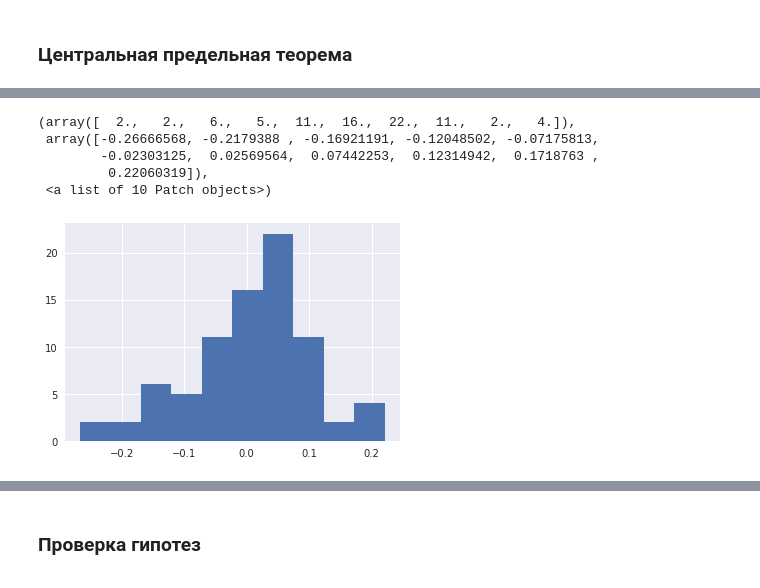
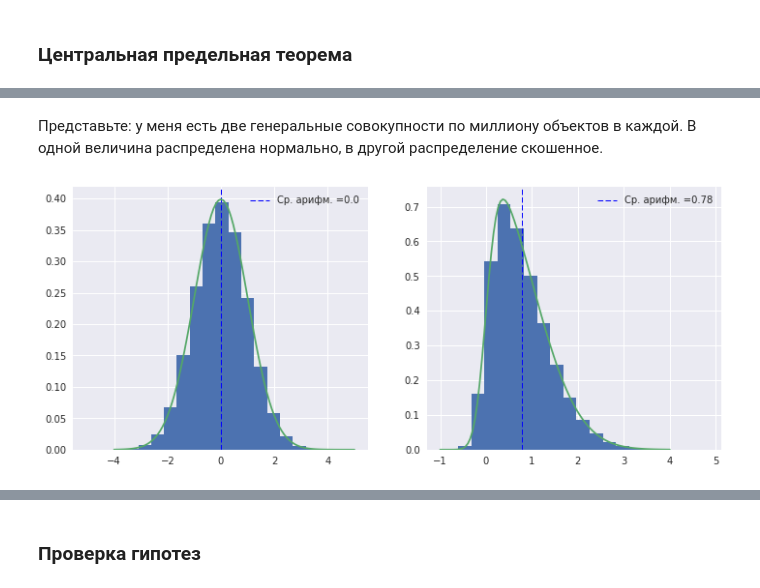
Before and after one commit to mishaberegov/statistics, a Jupyter notebook: Статистика_для_нубов.ipynb, the cells around one changed output, grey strips where cells are left out. Saved outputs shown, nothing was run; the diff lists cells and outputs as text; code cells hidden in the pictures.

```diff
--- a/Статистика_для_нубов.ipynb
+++ b/Статистика_для_нубов.ipynb
@@ -447,20 +446,3 @@ plt.show()
 Описательная статистика перечисленными параметрами не ограничивается, но это необходимые основы, и теперь вы их знаете.
 # %% [markdown]
 ### Центральная предельная теорема
-# %%
-norm_rv = stats.norm(loc=0, scale = 1) #Вот у меня нормально распределенная величина
-sample_norm = norm_rv.rvs(size=10000)#Вот я 1000 раз вытащил ее, получилась выборка
-chi_rv = stats.chi2(5)#А вот величина с распределением хи-квадрат с 2 степенями свободы
-sample_chi = chi_rv.rvs(size=10000)#Делаем выборку с 1000 единиц наблюдения
-fig = plt.figure(figsize=(12, 5))
-ax = fig.add_subplot(121)
-x = np.linspace(-4,5,100)
-pdf = norm_rv.pdf(x)
-plt.hist(sample_norm, normed=True, bins = 20)
-plt.plot(x, pdf)
-ax = fig.add_subplot(122)
-y = np.linspace(0,25,100)
-pdf = chi_rv.pdf(y)
-plt.hist(sample_chi, normed=True, bins = 20)
-plt.plot(y, pdf)
-plt.show()
@@ -482,9 +448,0 @@ plt.show()
-# %%
-plt.hist(mean_list)
-# %% [output]
-(array([  2.,   2.,   6.,   5.,  11.,  16.,  22.,  11.,   2.,   4.]),
- array([-0.26666568, -0.2179388 , -0.16921191, -0.12048502, -0.07175813,
-        -0.02303125,  0.02569564,  0.07442253,  0.12314942,  0.1718763 ,
-         0.22060319]),
- <a list of 10 Patch objects>)
-[figure, removed]
@@ -493,0 +449,26 @@ mean_list_chi = [np.mean(np.random.choice(sample_chi, 30)) for i in range(100000
+# %% [markdown]
+Представьте: у меня есть две генеральные совокупности по миллиону объектов в каждой. В одной величина распределена нормально, в другой распределение скошенное.
+# %%
+norm = norm_rv.rvs(size=1000000)
+skewed = stats.skewnorm.rvs(5, size=1000000)
+fig = plt.figure(figsize=(12, 5))
+
+ax = fig.add_subplot(121)
+plt.hist(norm, normed=True, bins = 20)
+x = np.linspace(-4,5,100)
+pdf = norm_rv.pdf(x)
+plt.axvline(norm.mean(), color='b', linestyle='dashed', linewidth=1)
+plt.legend(['Ср. арифм. ='+str(round(norm.mean(), 2))])
+plt.plot(x, pdf)
+
+ax = fig.add_subplot(122)
+plt.hist(skewed, normed=True, bins = 20)
+y = np.linspace(-1,4,100)
+pdf = stats.skewnorm(5).pdf(y)
+plt.axvline(skewed.mean(), color='b', linestyle='dashed', linewidth=1)
+plt.legend(['Ср. арифм. ='+str(round(skewed.mean(), 2))])
+plt.plot(y, pdf)
+
+plt.show()
+# %% [output]
+[figure, added]
```
Also changed, not shown: parts of 27 cells of this notebook.
